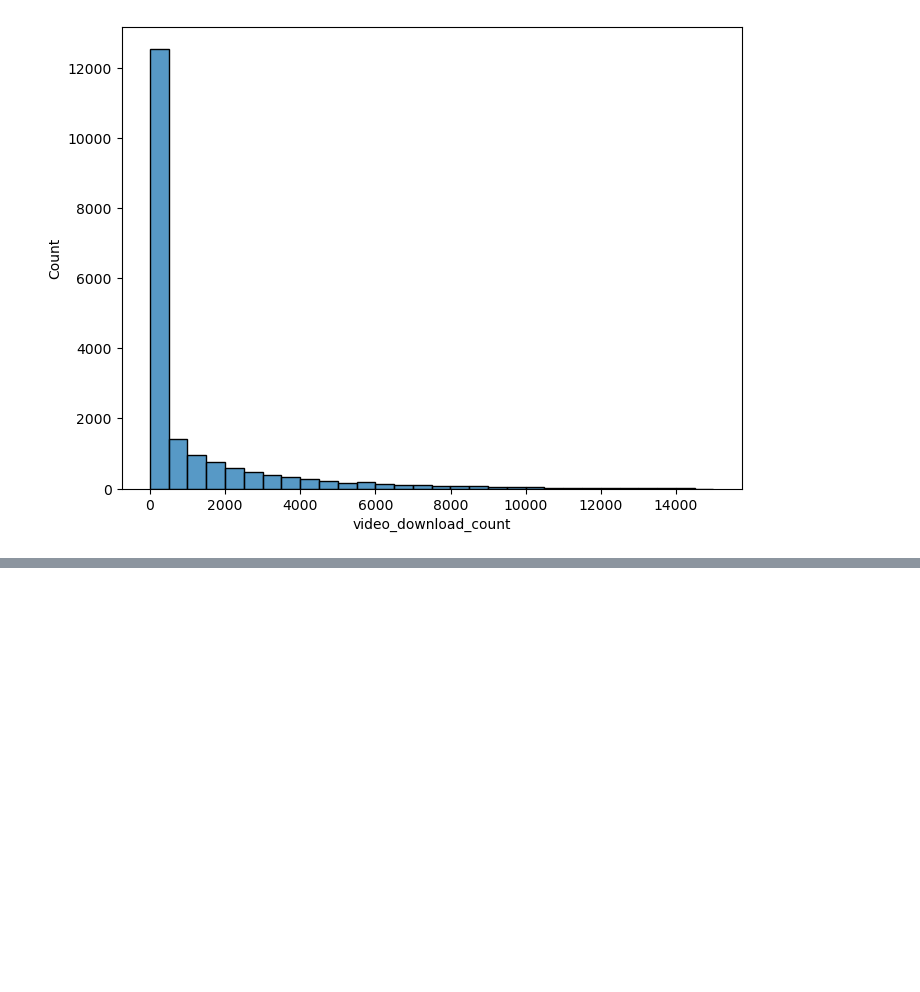
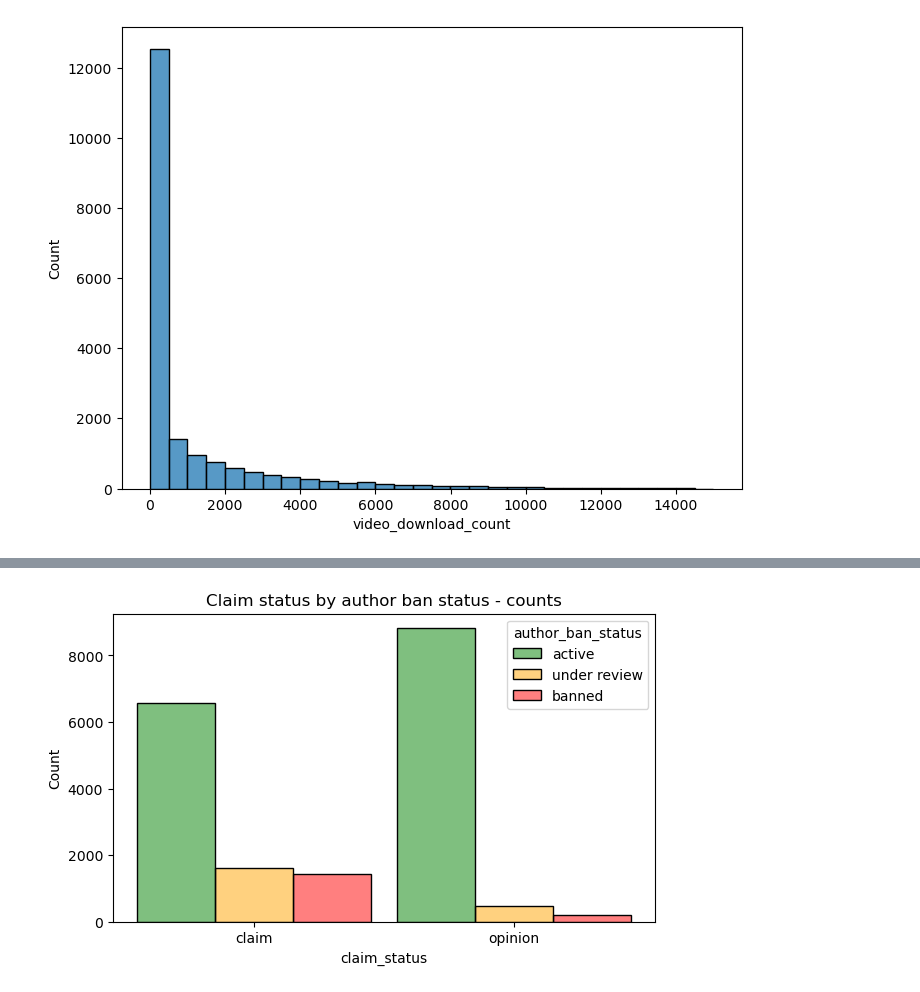
Before and after one commit to iAsadPanhwar/Tiktok-Data-Analysis-Project, a Jupyter notebook: Tiktok-Exploratory-Data-Analysis.ipynb, the cells around one changed output, grey strips where cells are left out. Cells and saved outputs as stored; diff of their text form; code cells hidden in the pictures; blank space fills up the shorter version.

```diff
--- a/Tiktok-Exploratory-Data-Analysis.ipynb
+++ b/Tiktok-Exploratory-Data-Analysis.ipynb
@@ -128,0 +158,11 @@ plt.show()
+# %%
+fig = plt.figure(figsize=(7,4))
+sns.histplot(data = df, x='claim_status', hue='author_ban_status',
+             multiple='dodge',
+             hue_order=['active', 'under review', 'banned'],
+             shrink=0.9,
+             palette={'active':'green', 'under review':'orange', 'banned':'red'},
+             alpha=0.5)
+plt.title('Claim status by author ban status - counts');
+# %% [output]
+[figure, added]
```
Also changed, not shown: parts of 8 cells of this notebook.
